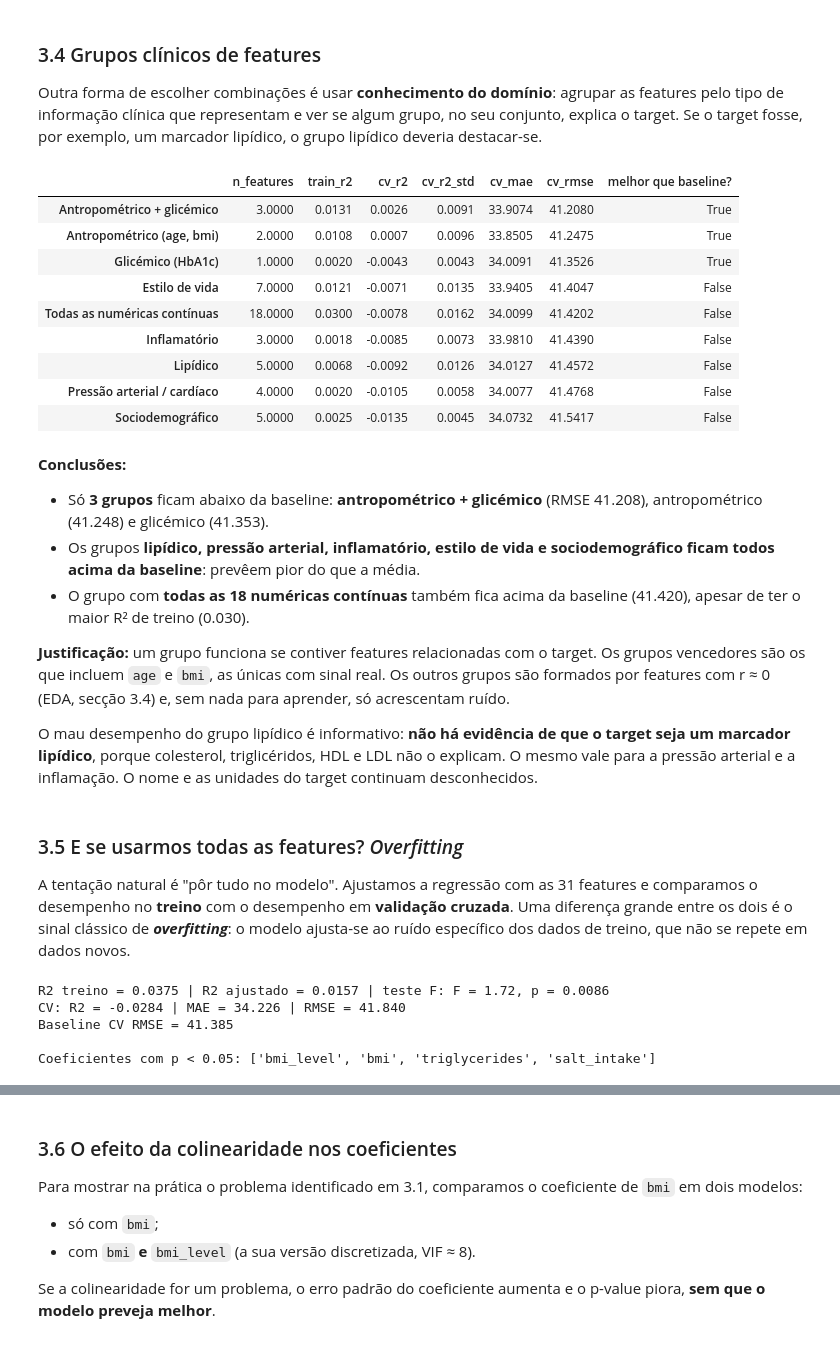
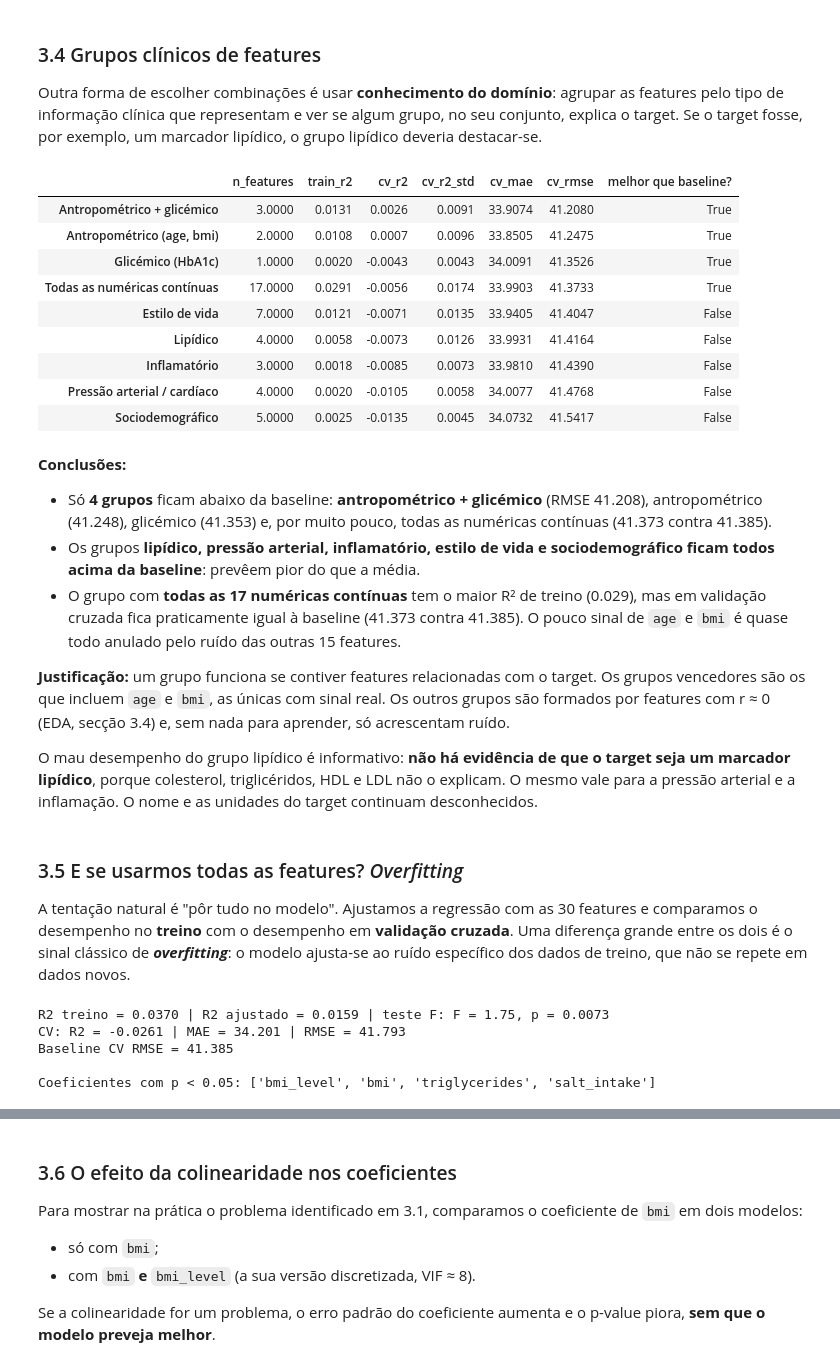
Before and after one commit to AmirMasnavi/APRAU-group-22, a Jupyter notebook: notebooks/02_regression.ipynb, the cells around one changed output, grey strips where cells are left out. Drawn from its saved outputs; the diff is of its cells as text; code cells hidden in the pictures.

```diff
--- a/notebooks/02_regression.ipynb
+++ b/notebooks/02_regression.ipynb
@@ -114,7 +123,7 @@ As features "pouco informativas" da EDA **não** são removidas aqui. A ideia de
 e deixar que os resultados confirmem (ou não) o que a EDA sugeriu.
 # %%
 TARGET = 'target_regression'
-DROP_EDA = ['calcium_baseline', 'systolic_index', 'age_normalized']
+DROP_EDA = ['calcium_baseline', 'systolic_index', 'age_normalized', 'ldl_alternative']
 
 ORDINAL = {
     'age_level':         ['Young', 'Middle', 'Mature', 'Senior'],
@@ -819,39 +830,40 @@ exemplo, um marcador lipídico, o grupo lipídico deveria destacar-se.
 # %%
 GROUPS = {
     'Antropométrico (age, bmi)':              ['age', 'bmi'],
     'Antropométrico + glicémico':             ['age', 'bmi', 'HbA1c_level'],
     'Glicémico (HbA1c)':                      ['HbA1c_level'],
-    'Lipídico':                               ['cholesterol', 'triglycerides', 'hdl', 'ldl', 'ldl_alternative'],
+    'Lipídico':                               ['cholesterol', 'triglycerides', 'hdl', 'ldl'],
     'Pressão arterial / cardíaco':            ['systolic_bp', 'diastolic_bp', 'blood_pressure', 'heart_rate'],
     'Inflamatório':                           ['crp_level', 'homocysteine_level', 'plasma_value'],
     'Estilo de vida':                         ['smoking', 'physical_activity', 'stress_level', 'sugar_consumption',
                                                'sleep_hours', 'alcohol_intake', 'salt_intake'],
     'Sociodemográfico':                       ['gender', 'education_level', 'family_history',
                                                'employment_status_Retired', 'employment_status_Unemployed'],
     'Todas as numéricas contínuas':           CONTINUOUS,
 }
 groups = pd.DataFrame({g: {'n_features': len(c), **cv_scores(make_model(), c)} for g, c in GROUPS.items()}).T
 groups['melhor que baseline?'] = groups['cv_rmse'] < baseline_cv['cv_rmse']
 groups.sort_values('cv_rmse')
 # %% [output]
 |  | n_features | train_r2 | cv_r2 | cv_r2_std | cv_mae | cv_rmse | melhor que baseline? |
 | Antropométrico + glicémico | 3.0000 | 0.0131 | 0.0026 | 0.0091 | 33.9074 | 41.2080 | True |
 | Antropométrico (age, bmi) | 2.0000 | 0.0108 | 0.0007 | 0.0096 | 33.8505 | 41.2475 | True |
 | Glicémico (HbA1c) | 1.0000 | 0.0020 | -0.0043 | 0.0043 | 34.0091 | 41.3526 | True |
+| Todas as numéricas contínuas | 17.0000 | 0.0291 | -0.0056 | 0.0174 | 33.9903 | 41.3733 | True |
 | Estilo de vida | 7.0000 | 0.0121 | -0.0071 | 0.0135 | 33.9405 | 41.4047 | False |
-| Todas as numéricas contínuas | 18.0000 | 0.0300 | -0.0078 | 0.0162 | 34.0099 | 41.4202 | False |
+| Lipídico | 4.0000 | 0.0058 | -0.0073 | 0.0126 | 33.9931 | 41.4164 | False |
 | Inflamatório | 3.0000 | 0.0018 | -0.0085 | 0.0073 | 33.9810 | 41.4390 | False |
-| Lipídico | 5.0000 | 0.0068 | -0.0092 | 0.0126 | 34.0127 | 41.4572 | False |
 | Pressão arterial / cardíaco | 4.0000 | 0.0020 | -0.0105 | 0.0058 | 34.0077 | 41.4768 | False |
 | Sociodemográfico | 5.0000 | 0.0025 | -0.0135 | 0.0045 | 34.0732 | 41.5417 | False |
 # %% [markdown]
 **Conclusões:**
-- Só **3 grupos** ficam abaixo da baseline: **antropométrico + glicémico** (RMSE 41.208), antropométrico (41.248)
-  e glicémico (41.353).
+- Só **4 grupos** ficam abaixo da baseline: **antropométrico + glicémico** (RMSE 41.208), antropométrico (41.248),
+  glicémico (41.353) e, por muito pouco, todas as numéricas contínuas (41.373 contra 41.385).
 - Os grupos **lipídico, pressão arterial, inflamatório, estilo de vida e sociodemográfico ficam todos acima da
   baseline**: prevêem pior do que a média.
-- O grupo com **todas as 18 numéricas contínuas** também fica acima da baseline (41.420), apesar de ter o maior R²
-  de treino (0.030).
+- O grupo com **todas as 17 numéricas contínuas** tem o maior R² de treino (0.029), mas em validação cruzada fica
+  praticamente igual à baseline (41.373 contra 41.385). O pouco sinal de `age` e `bmi` é quase todo anulado pelo
+  ruído das outras 15 features.
 
 **Justificação:** um grupo funciona se contiver features relacionadas com o target. Os grupos vencedores são os
 que incluem `age` e `bmi`, as únicas com sinal real. Os outros grupos são formados por features com r ≈ 0 (EDA,
@@ -863,7 +875,7 @@ nome e as unidades do target continuam desconhecidos.
 # %% [markdown]
 ### 3.5 E se usarmos todas as features? *Overfitting*
 
-A tentação natural é "pôr tudo no modelo". Ajustamos a regressão com as 31 features e comparamos o desempenho no
+A tentação natural é "pôr tudo no modelo". Ajustamos a regressão com as 30 features e comparamos o desempenho no
 **treino** com o desempenho em **validação cruzada**. Uma diferença grande entre os dois é o sinal clássico de
 ***overfitting***: o modelo ajusta-se ao ruído específico dos dados de treino, que não se repete em dados novos.
 # %%
@@ -876,8 +888,8 @@ print(f'Baseline CV RMSE = {baseline_cv["cv_rmse"]:.3f}')
 sig = ols_all.pvalues.drop('const')
 print(f'\nCoeficientes com p < 0.05: {list(sig[sig < 0.05].index)}')
 # %% [output]
-R2 treino = 0.0375 | R2 ajustado = 0.0157 | teste F: F = 1.72, p = 0.0086
-CV: R2 = -0.0284 | MAE = 34.226 | RMSE = 41.840
+R2 treino = 0.0370 | R2 ajustado = 0.0159 | teste F: F = 1.75, p = 0.0073
+CV: R2 = -0.0261 | MAE = 34.201 | RMSE = 41.793
 Baseline CV RMSE = 41.385
 
 Coeficientes com p < 0.05: ['bmi_level', 'bmi', 'triglycerides', 'salt_intake']
```
Also changed, not shown: parts of 28 cells of this notebook, 3 other files.
